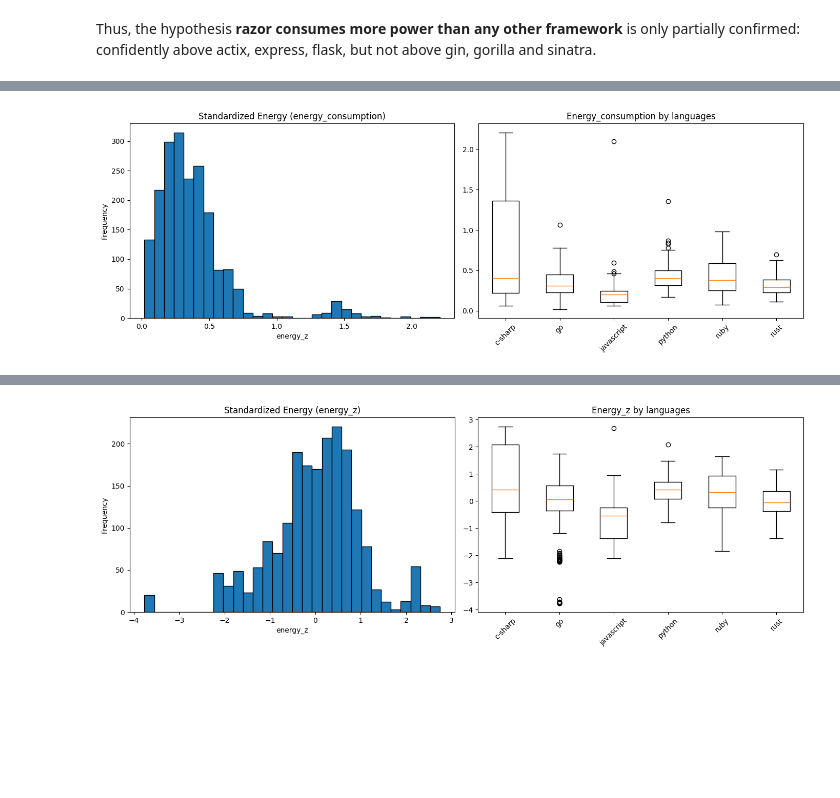
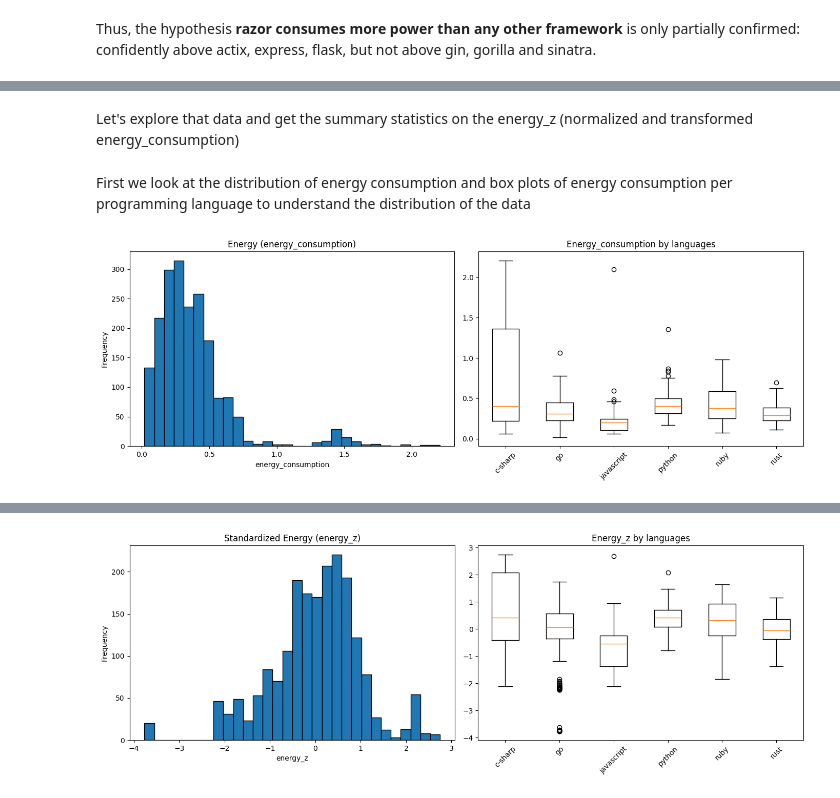
Before and after one commit to VladislavKon007/probabilistic-programming, a Jupyter notebook: Final.ipynb, the cells around one changed output, grey strips where cells are left out. Drawn from its saved outputs; the diff is of its cells as text; code cells hidden in the pictures; blank space fills up the shorter version.

```diff
--- a/Final.ipynb
+++ b/Final.ipynb
@@ -638,22 +598,26 @@ $$
+# %% [markdown]
+Let's explore that data and get the summary statistics on the energy_z (normalized and transformed energy_consumption)
+# %% [markdown]
+First we look at the distribution of energy consumption and box plots of energy consumption per programming language to understand the distribution of the data
 # %%
 K = df['language_idx'].nunique()
 fig, axes = plt.subplots(1, 2, figsize=(14, 5))
 
 axes[0].hist(df['energy_consumption'].values, bins=30, edgecolor='k')
-axes[0].set_title('Standardized Energy (energy_consumption)')
-axes[0].set_xlabel('energy_z')
+axes[0].set_title('Energy (energy_consumption)')
+axes[0].set_xlabel('energy_consumption')
 axes[0].set_ylabel('Frequency')
 
 axes[1].boxplot(
     [df.loc[df['language_idx']==i,'energy_consumption'] for i in range(K)],
     labels=language_map['Language'].tolist(),
     vert=True
 )
 axes[1].set_title('Energy_consumption by languages')
 axes[1].tick_params(axis='x', rotation=45)
 
 plt.tight_layout()
 plt.show()
 # %% [output]
-[figure, old version]
+[figure, new version]
 # %% [markdown]
```
Also changed, not shown: parts of 26 cells of this notebook.
